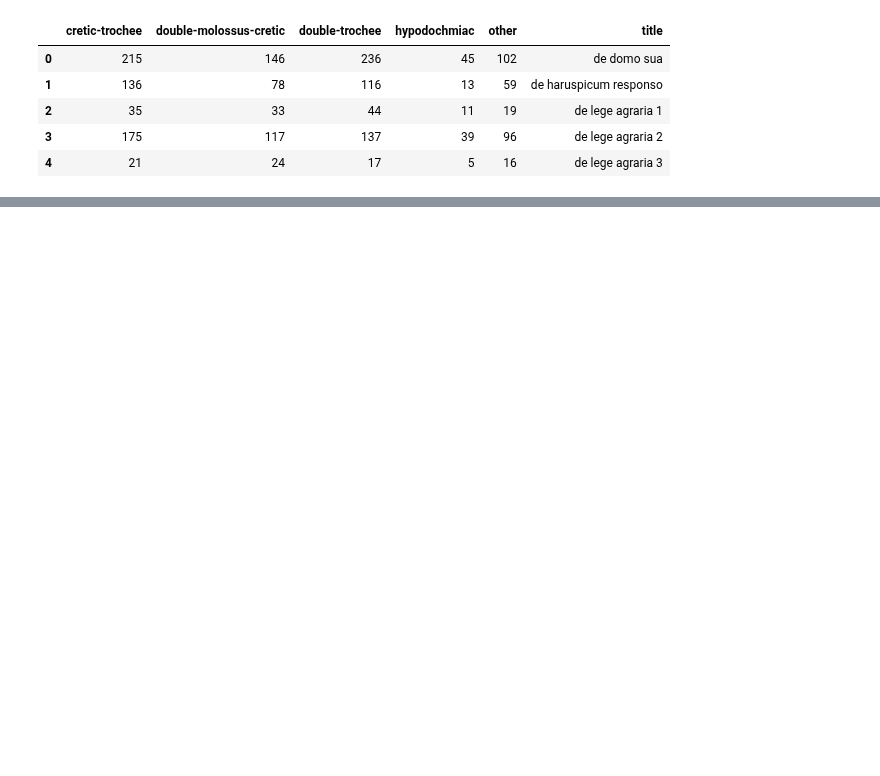
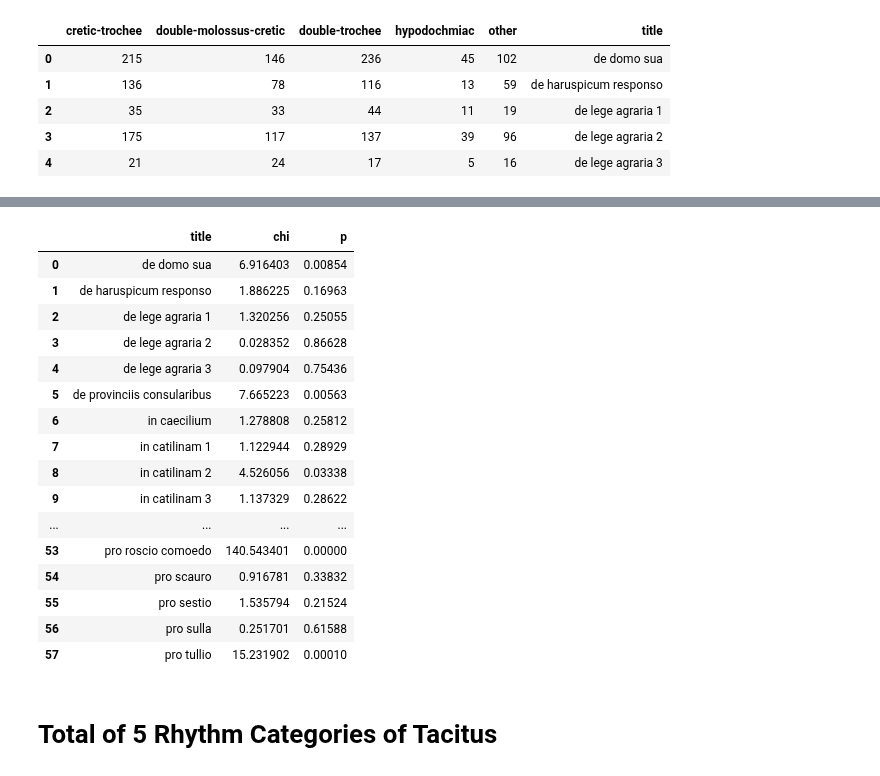
Before and after one commit to TylerKirby/latin-prose-rhythm, a Jupyter notebook: notebooks/chi_square.ipynb, the cells around one changed output, grey strips where cells are left out. Saved outputs shown, nothing was run; the diff lists cells and outputs as text; code cells hidden in the pictures; blank space fills up the shorter version.

```diff
--- a/notebooks/chi_square.ipynb
+++ b/notebooks/chi_square.ipynb
@@ -130,0 +142,8 @@ cicero_chi_df
+# %%
+rhythmic_unrhythmic_cicero_speeches_df = pd.DataFrame()
+rhythmic_unrhythmic_cicero_speeches_df['rhythmic'] = cicero_speeches_total[[
+    'cretic-trochee', 'double-molossus-cretic', 'double-trochee', 'hypodochmiac'
+]].sum(axis=1)
+rhythmic_unrhythmic_cicero_speeches_df['unrhythmic'] = cicero_speeches_total['other'].values
+rhythmic_unrhythmic_cicero_speeches_df['title'] = cicero_speeches_total['title'].values
+rhythmic_unrhythmic_cicero_speeches_df.head()
@@ -130,0 +157,24 @@ cicero_chi_df
+# %%
+rhythmic_unrhythmic_cicero_speeches_chi = chi_square_corpus(rhythmic_unrhythmic_cicero_speeches_df)
+rhythmic_unrhythmic_cicero_speeches_chi
+# %% [output]
+|  | title | chi | p |
+| 0 | de domo sua | 6.916403 | 0.00854 |
+| 1 | de haruspicum responso | 1.886225 | 0.16963 |
+| 2 | de lege agraria 1 | 1.320256 | 0.25055 |
+| 3 | de lege agraria 2 | 0.028352 | 0.86628 |
+| 4 | de lege agraria 3 | 0.097904 | 0.75436 |
+| 5 | de provinciis consularibus | 7.665223 | 0.00563 |
+| 6 | in caecilium | 1.278808 | 0.25812 |
+| 7 | in catilinam 1 | 1.122944 | 0.28929 |
+| 8 | in catilinam 2 | 4.526056 | 0.03338 |
+| 9 | in catilinam 3 | 1.137329 | 0.28622 |
+| ... | ... | ... | ... |
+| 53 | pro roscio comoedo | 140.543401 | 0.00000 |
+| 54 | pro scauro | 0.916781 | 0.33832 |
+| 55 | pro sestio | 1.535794 | 0.21524 |
+| 56 | pro sulla | 0.251701 | 0.61588 |
+| 57 | pro tullio | 15.231902 | 0.00010 |
+# %% [markdown]
+Total of 5 Rhythm Categories of Tacitus
+===
```
Also changed, not shown: parts of 37 cells of this notebook.
